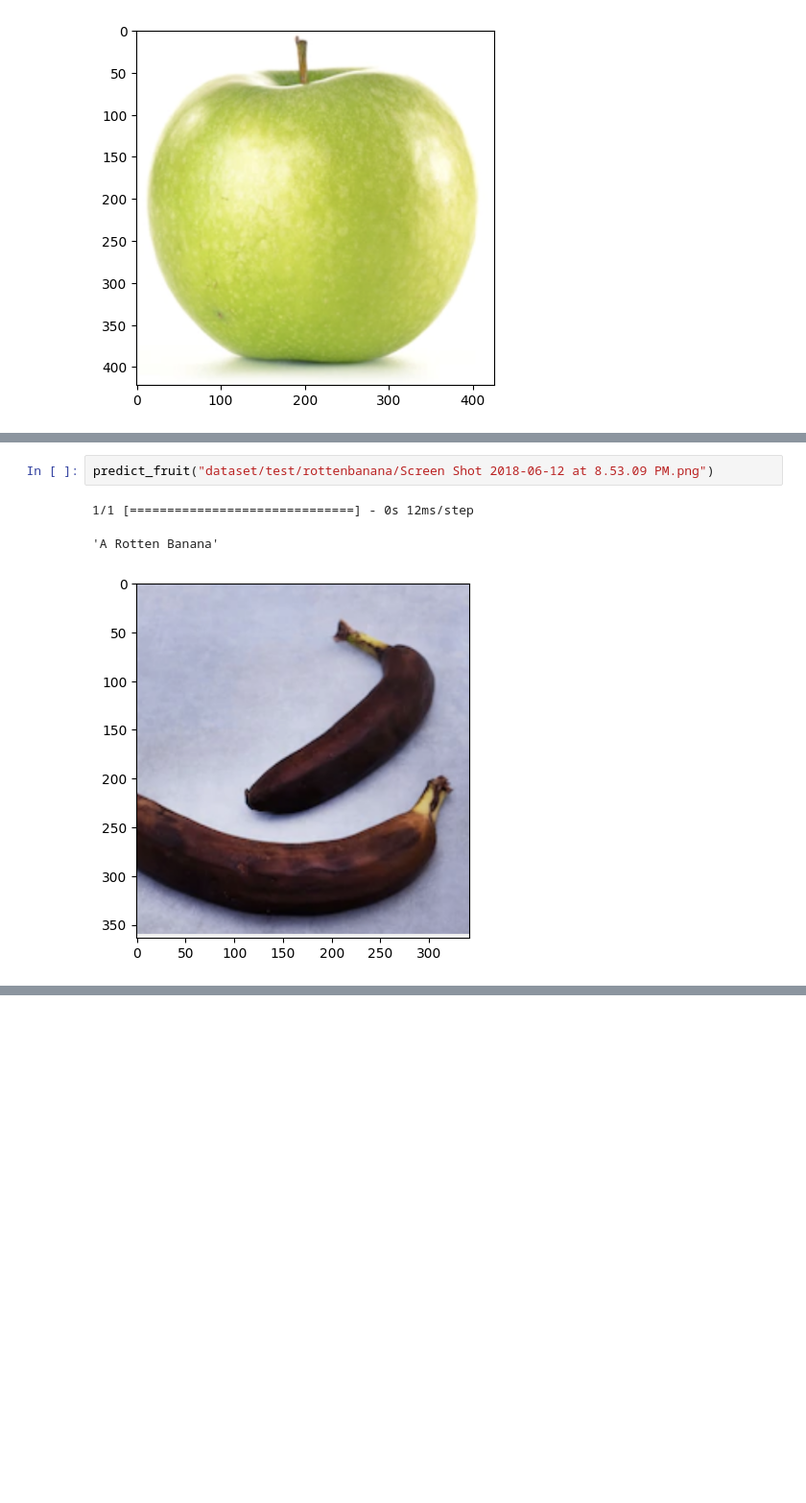
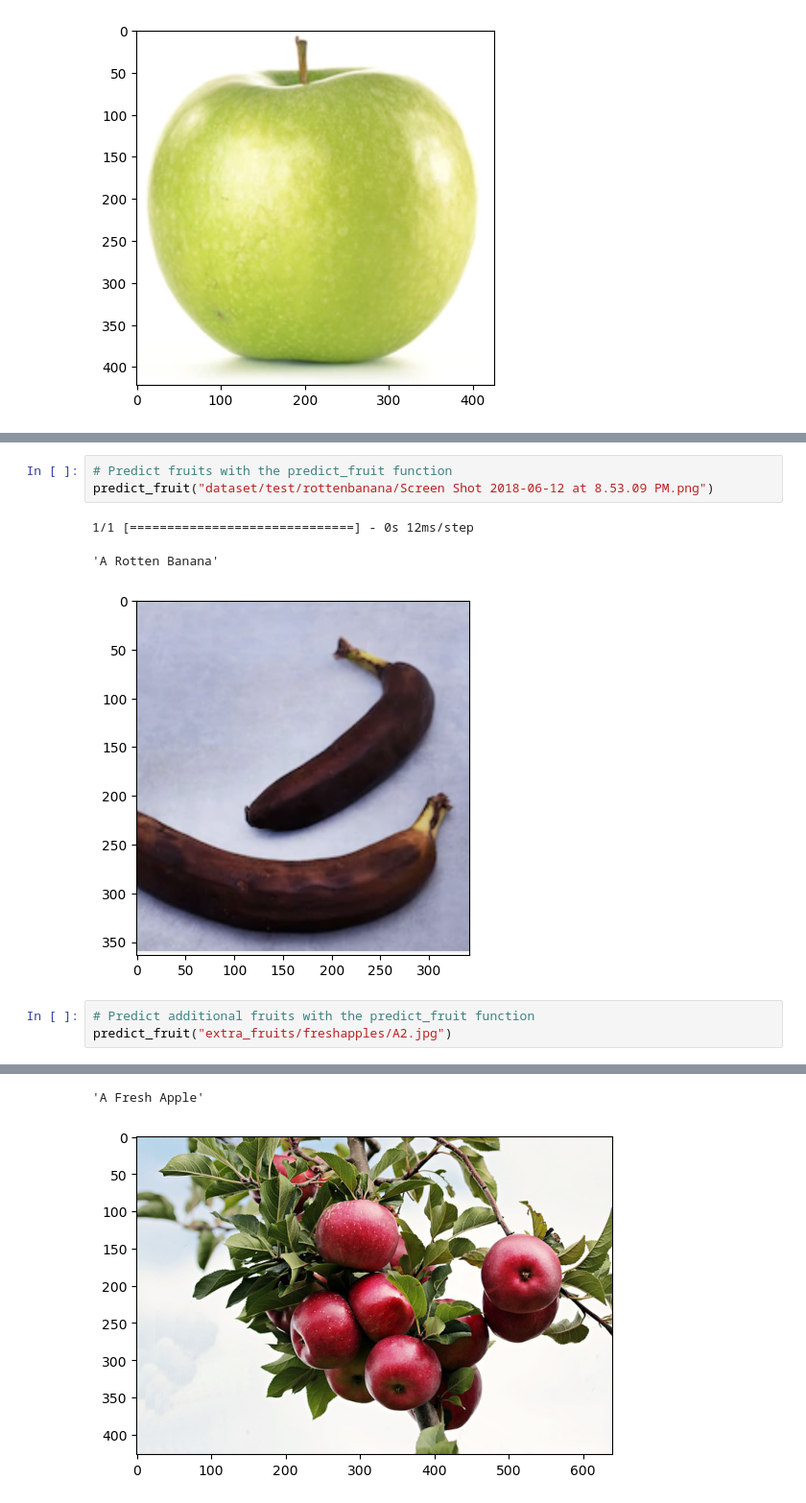
Before and after one commit to MajidKouki/fruit-classification, a Jupyter notebook: fruit-classification.ipynb, the cells around one changed output, grey strips where cells are left out. Shown at 96% size. Drawn from its saved outputs; the diff is of its cells as text; blank space fills up the shorter version.

Commit message:
Added evaluation images & Keras import for evaluation

```diff
--- a/fruit-classification.ipynb
+++ b/fruit-classification.ipynb
@@ -283,8 +284,13 @@ predict_fruit("dataset/test/freshoranges/Screen Shot 2018-06-12 at 11.55.28 PM.p
 'A Fresh Orange'
 [figure]
 # %%
+# Predict fruits with the predict_fruit function
 predict_fruit("dataset/test/rottenbanana/Screen Shot 2018-06-12 at 8.53.09 PM.png")
 # %% [output]
 1/1 [==============================] - 0s 12ms/step
 'A Rotten Banana'
 [figure]
+# %%
+# Predict additional fruits with the predict_fruit function
+predict_fruit("extra_fruits/freshapples/A2.jpg")
+# %% [output]
@@ -290,0 +298,2 @@ predict_fruit("dataset/test/rottenbanana/Screen Shot 2018-06-12 at 8.53.09 PM.pn
+'A Fresh Apple'
+[figure, added]
```
Also changed, not shown: parts of 6 cells of this notebook.
